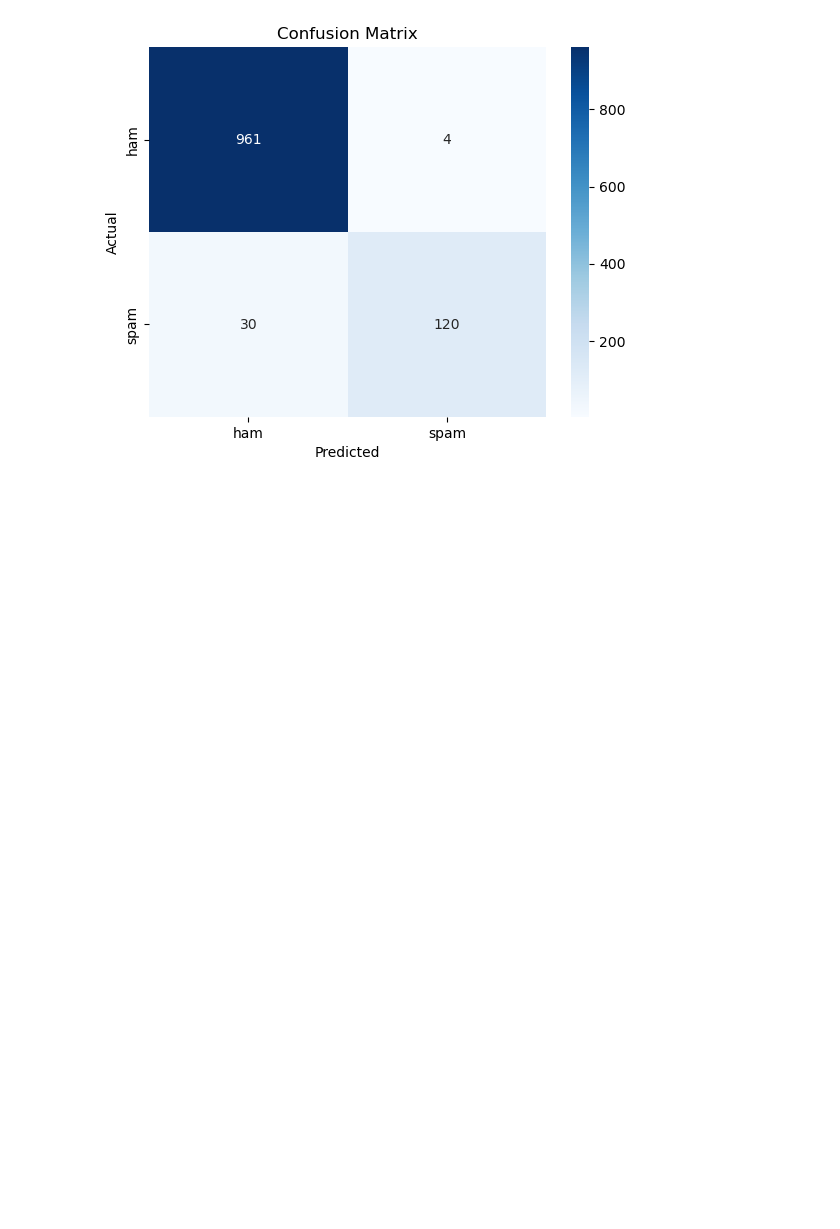
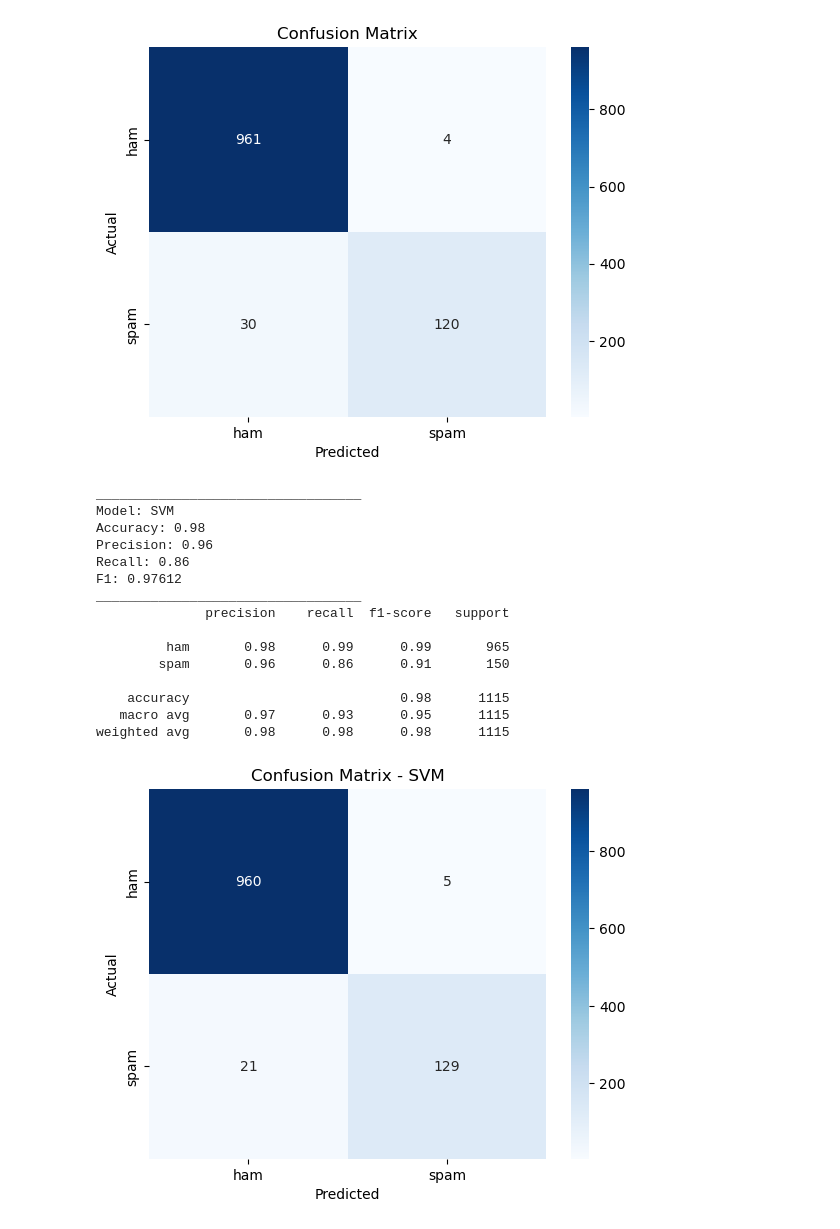
Before and after one commit to Mcaldas11/IA-class, a Jupyter notebook: notebook/SpamDetector.ipynb, the cells around one changed output. Cells and saved outputs as stored; diff of their text form; code cells hidden in the pictures; blank space fills up the shorter version.

```diff
--- a/notebook/SpamDetector.ipynb
+++ b/notebook/SpamDetector.ipynb
@@ -351,3 +349,37 @@ __________________________________
    macro avg       0.97      0.90      0.93      1115
 weighted avg       0.97      0.97      0.97      1115
 [figure]
+# %%
+#using SVM
+from sklearn.svm import SVC
+svm_clf = SVC(kernel='linear', random_state=42)
+svm_clf.fit(X_train, y_train)
+y_pred_svm = svm_clf.predict(X_test)
+# %%
+print_evaluate("SVM", y_test, y_pred_svm)
+
+cm_svm = confusion_matrix(y_test, y_pred_svm)
+sns.heatmap(cm_svm, annot=True, fmt="d", cmap="Blues",
+            xticklabels=["ham", "spam"],
+            yticklabels=["ham", "spam"])
+plt.xlabel("Predicted")
+plt.ylabel("Actual")
+plt.title("Confusion Matrix - SVM")
+plt.show()
+# %% [output]
+__________________________________
+Model: SVM
+Accuracy: 0.98
+Precision: 0.96
+Recall: 0.86
+F1: 0.97612
+__________________________________
+              precision    recall  f1-score   support
+
+         ham       0.98      0.99      0.99       965
+        spam       0.96      0.86      0.91       150
+
+    accuracy                           0.98      1115
+   macro avg       0.97      0.93      0.95      1115
+weighted avg       0.98      0.98      0.98      1115
+[figure, added]
```
Also changed, not shown: parts of 7 cells of this notebook.
